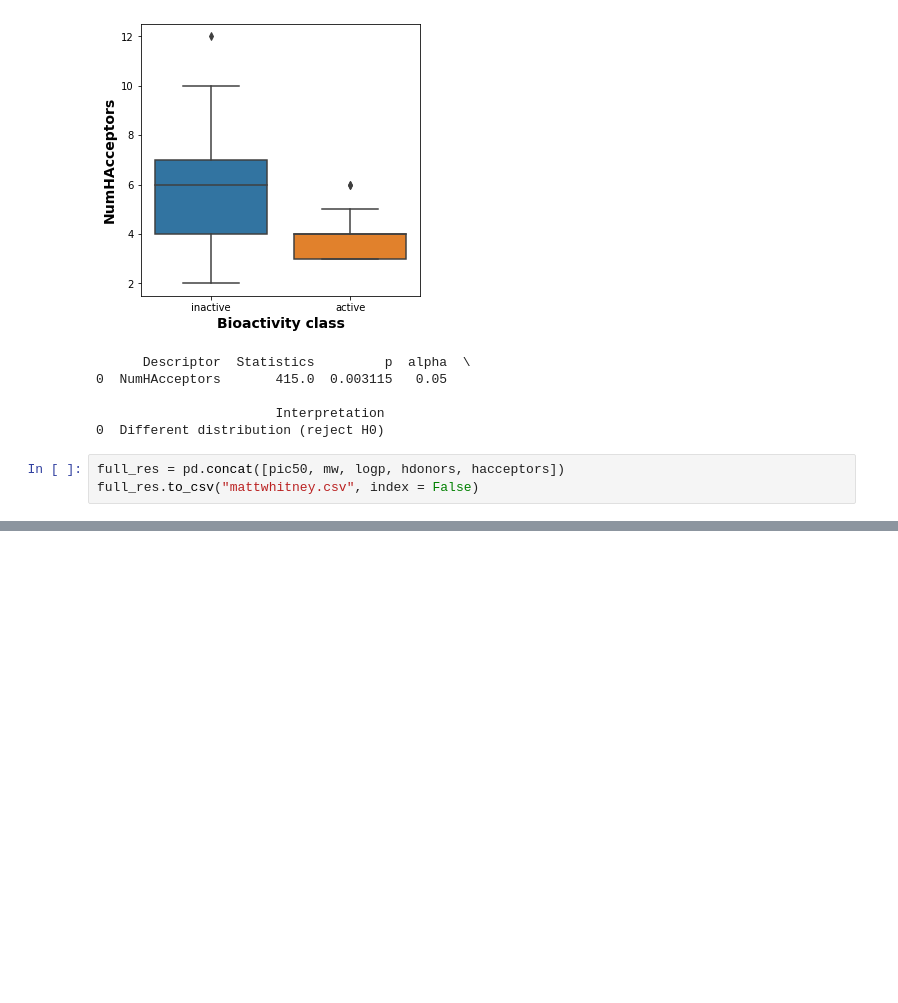
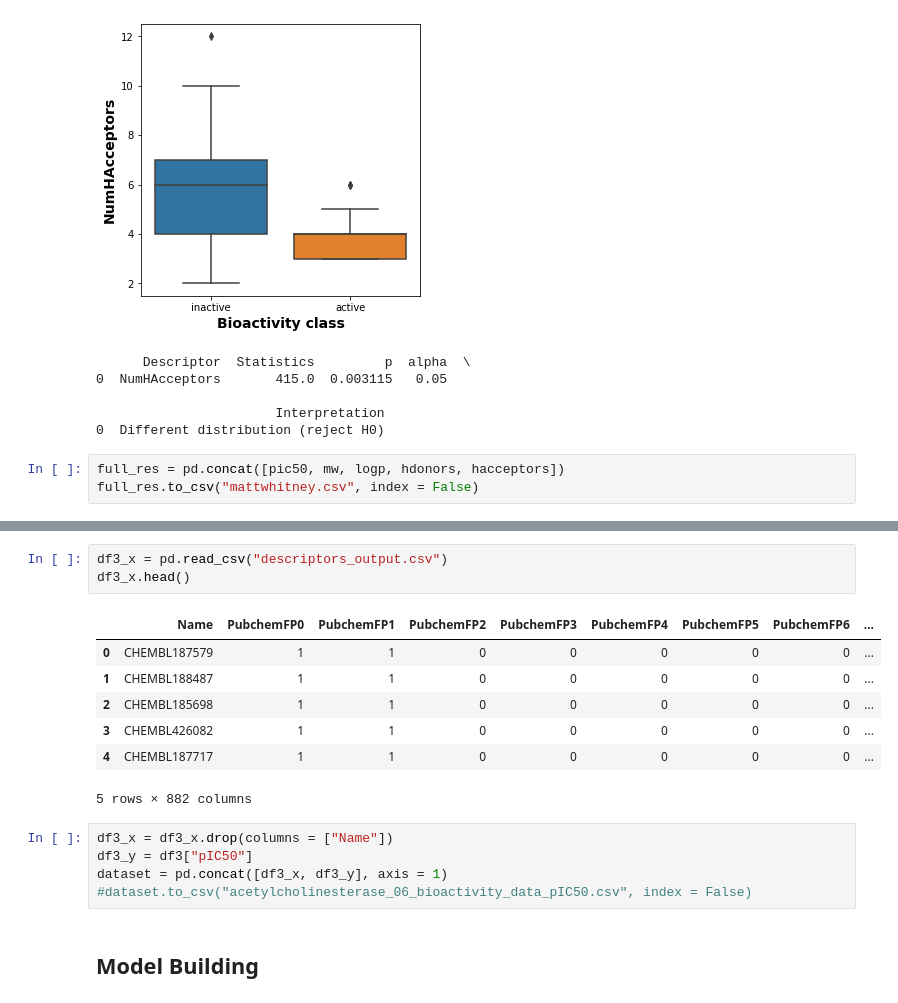
Before and after one commit to eh329/Bioinformatcs-Project, a Jupyter notebook: DrugDiscoverywithPython.ipynb, the cells around one changed output, grey strips where cells are left out. Drawn from its saved outputs; the diff is of its cells as text; blank space fills up the shorter version.

```diff
--- a/DrugDiscoverywithPython.ipynb
+++ b/DrugDiscoverywithPython.ipynb
@@ -503,0 +613,18 @@ full_res.to_csv("mattwhitney.csv", index = False)
+# %%
+df3_x = pd.read_csv("descriptors_output.csv")
+df3_x.head()
+# %% [output]
+|  | Name | PubchemFP0 | PubchemFP1 | PubchemFP2 | PubchemFP3 | PubchemFP4 | PubchemFP5 | PubchemFP6 | ... |
+| 0 | CHEMBL187579 | 1 | 1 | 0 | 0 | 0 | 0 | 0 | ... |
+| 1 | CHEMBL188487 | 1 | 1 | 0 | 0 | 0 | 0 | 0 | ... |
+| 2 | CHEMBL185698 | 1 | 1 | 0 | 0 | 0 | 0 | 0 | ... |
+| 3 | CHEMBL426082 | 1 | 1 | 0 | 0 | 0 | 0 | 0 | ... |
+| 4 | CHEMBL187717 | 1 | 1 | 0 | 0 | 0 | 0 | 0 | ... |
+5 rows × 882 columns
+# %%
+df3_x = df3_x.drop(columns = ["Name"])
+df3_y = df3["pIC50"]
+dataset = pd.concat([df3_x, df3_y], axis = 1)
+#dataset.to_csv("acetylcholinesterase_06_bioactivity_data_pIC50.csv", index = False)
+# %% [markdown]
+## Model Building
```
Also changed, not shown: parts of 29 cells of this notebook.
